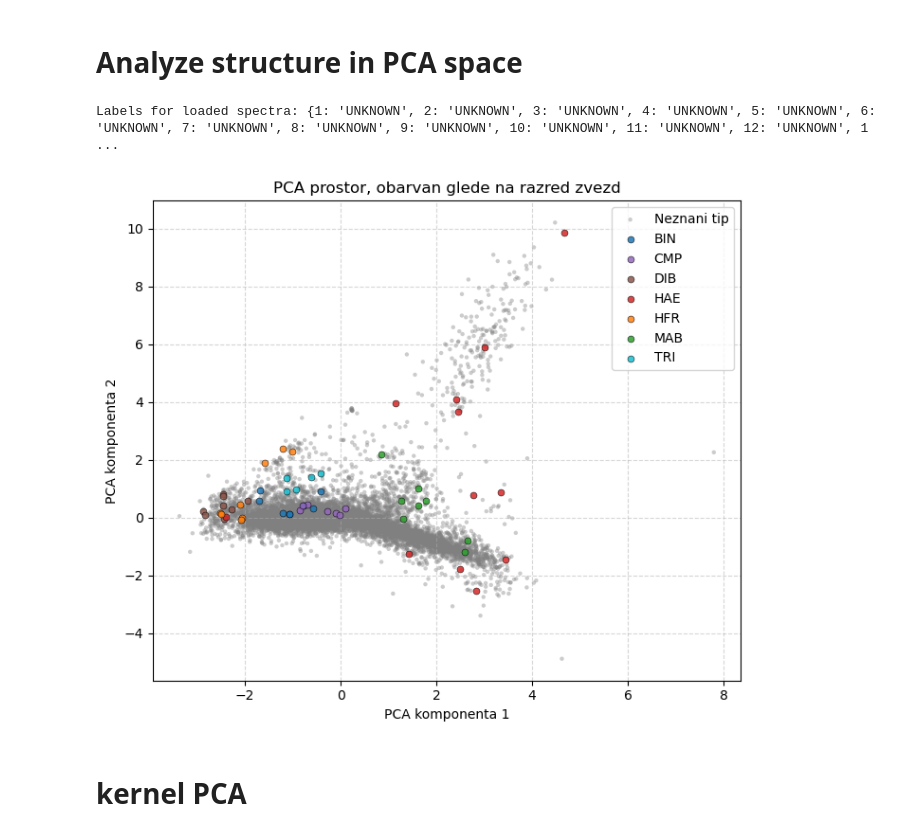
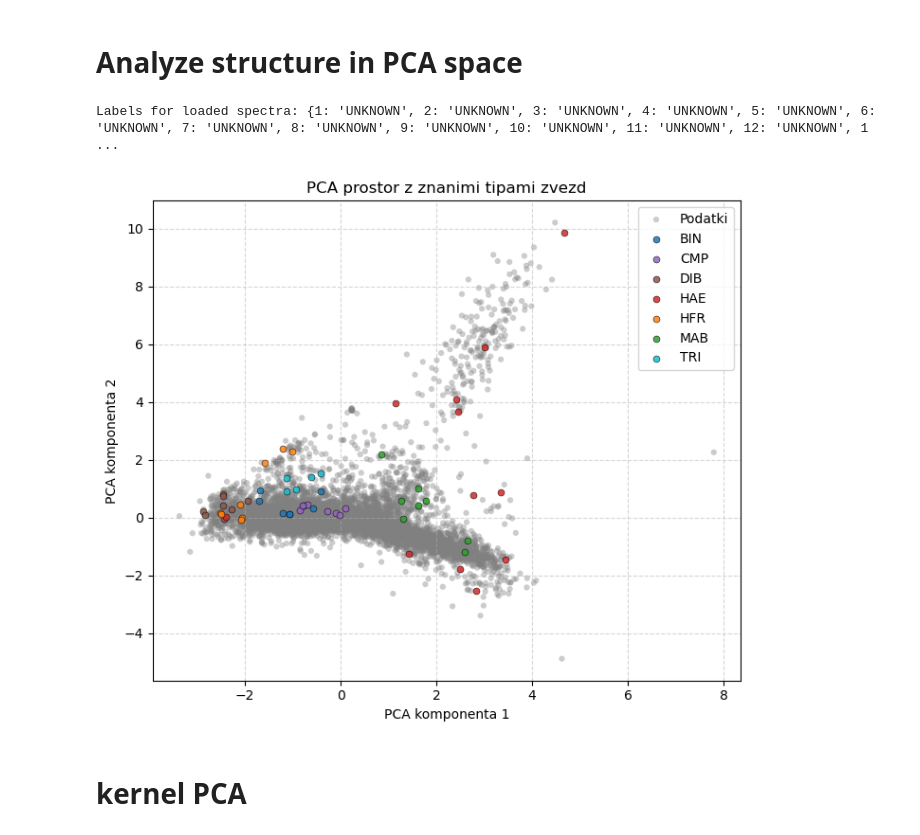
Before and after one commit to Gue5Who/Faks, a Jupyter notebook: PSUF/nal_2/koda/spektri_pca.ipynb, the cells around one changed output. Drawn from its saved outputs; the diff is of its cells as text; code cells hidden in the pictures.

Commit message:
Doma PSUF 2

```diff
--- a/PSUF/nal_2/koda/spektri_pca.ipynb
+++ b/PSUF/nal_2/koda/spektri_pca.ipynb
@@ -4,8 +4,10 @@ import matplotlib.pyplot as plt
 from scipy.spatial.distance import euclidean
 from sklearn.decomposition import KernelPCA
 
-path_spektri = '/home/jurij/Documents/Faks/PSUF/nal_2/spektri/'
-path = '/home/jurij/Documents/Faks/PSUF/nal_2/'
+path_spektri = '/home/jurijs/Documents/Faks/PSUF/nal_2/spektri/'
+#path_spektri = '/home/jurij/Documents/Faks/PSUF/nal_2/spektri/'
+#path = '/home/jurij/Documents/Faks/PSUF/nal_2/'
+path = '/home/jurijs/Documents/Faks/PSUF/nal_2/'
 # %% [markdown]
 # LOAD DATA
 # %%
@@ -534,7 +522,7 @@ plt.figure(figsize=(7,6))
 mask_unknown = labels == "UNKNOWN"
 if np.any(mask_unknown):
     plt.scatter(T[mask_unknown, 0], T[mask_unknown, 1],
-                label="Neznani tip",
+                label="Podatki",
                 c="gray",
                 s=20,
                 alpha=0.4,
@@ -548,35 +536,35 @@ for lbl in np.unique(labels):
     mask = labels == lbl
     plt.scatter(T[mask, 0], T[mask, 1],
                 label=lbl,
                 c=color_map.get(lbl, "gray"),
                 s=25,
                 alpha=0.85,
                 edgecolors='k',
                 linewidth=0.4,
                 zorder=2)
 
 plt.xlabel("PCA komponenta 1")
 plt.ylabel("PCA komponenta 2")
-plt.title("PCA prostor, obarvan glede na razred zvezd")
+plt.title("PCA prostor z znanimi tipami zvezd")
 plt.legend()
 plt.grid(True, linestyle='--', alpha=0.5)
 plt.tight_layout()
 plt.show()
 
 
 # OPTIONAL: LOOK FOR PATTERNS WITH Teff OR METALLICITY
 
 # If you already computed Teff, logg, [M/H] earlier:
 # e.g., using Teff_match, logg_match, MH_match arrays
 # You can check if specific classes occupy distinct parameter regions.
 
 # Example (assuming Teff_match is defined):
 # import pandas as pd
 # df = pd.DataFrame({"Type": labels, "Teff": Teff_match})
 # print(df.groupby("Type").mean())
 # %% [output]
 Labels for loaded spectra: {1: 'UNKNOWN', 2: 'UNKNOWN', 3: 'UNKNOWN', 4: 'UNKNOWN', 5: 'UNKNOWN', 6: 'UNKNOWN', 7: 'UNKNOWN', 8: 'UNKNOWN', 9: 'UNKNOWN', 10: 'UNKNOWN', 11: 'UNKNOWN', 12: 'UNKNOWN', 1 ...
-[figure, old version]
+[figure, new version]
 # %% [markdown]
 # kernel PCA
 # %%
```
Also changed, not shown: parts of 8 cells of this notebook, 8 other files.
